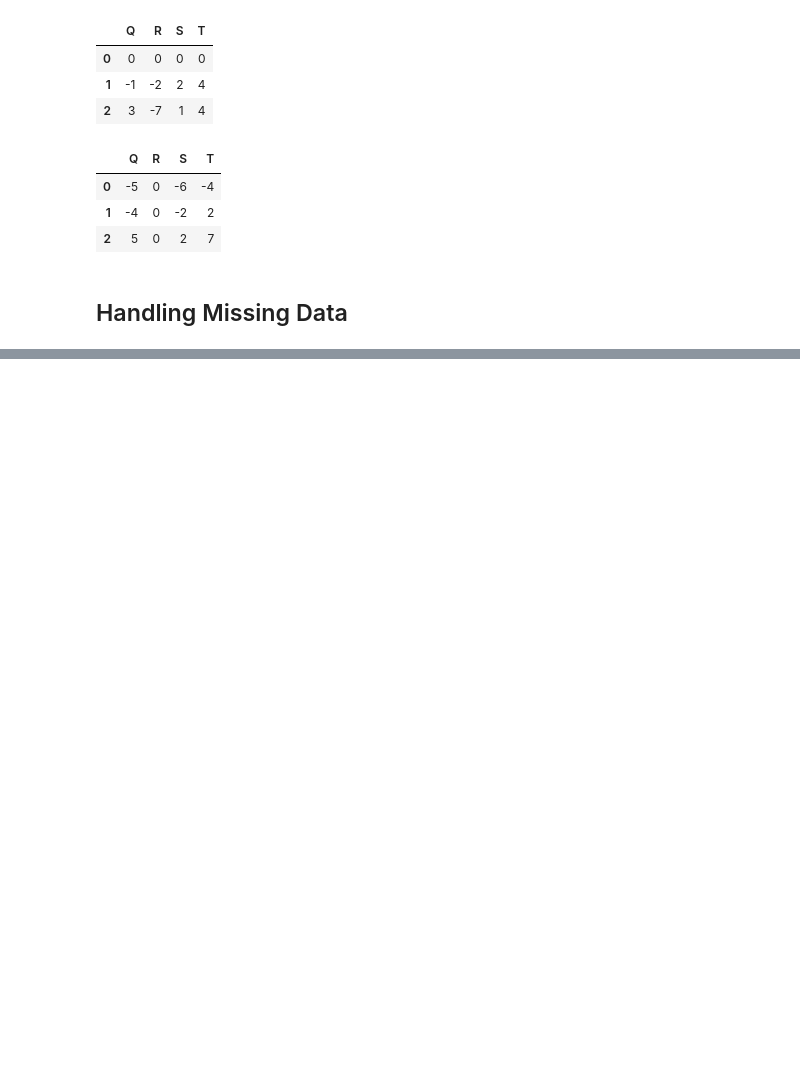
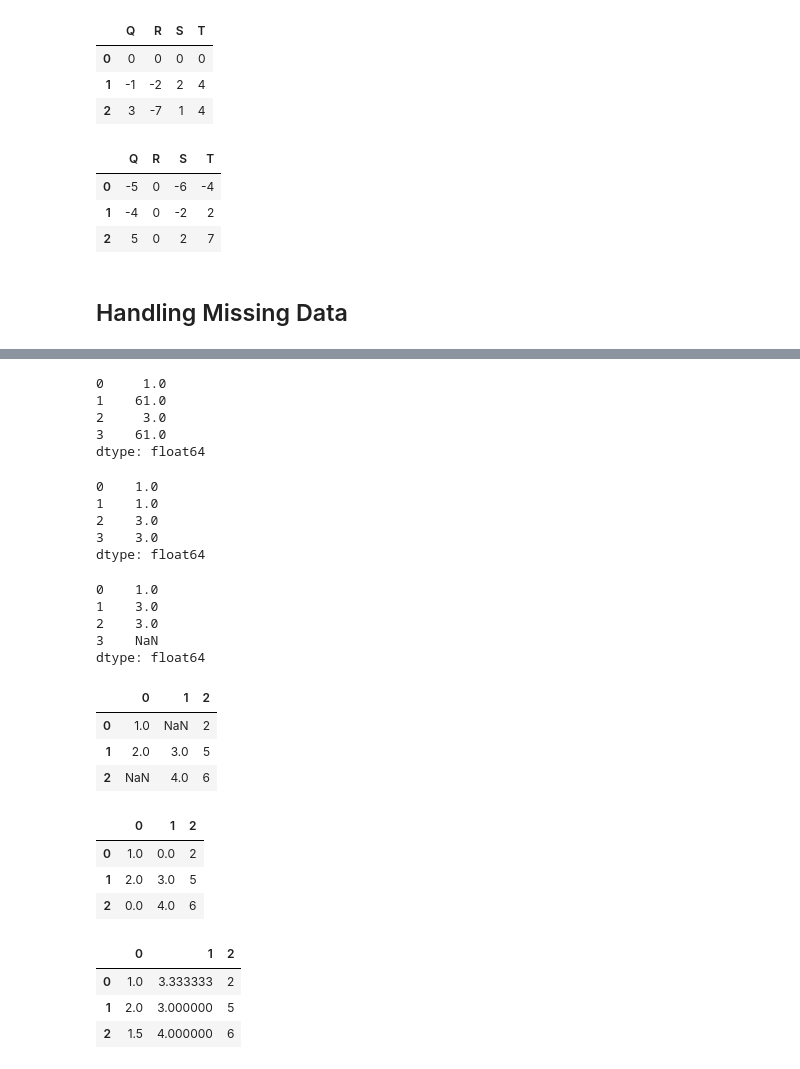
Before and after one commit to numanyilmaz/PythonDataScienceHandbookNotes, a Jupyter notebook: Chapter3.ipynb, the cells around one changed output, grey strips where cells are left out. Cells and saved outputs as stored; diff of their text form; code cells hidden in the pictures; blank space fills up the shorter version.

```diff
--- a/Chapter3.ipynb
+++ b/Chapter3.ipynb
@@ -687,0 +811,47 @@ df.subtract(df['R'] , axis = 0)
+# %%
+data.fillna(61) # default inplace = False
+# %% [output]
+0     1.0
+1    61.0
+2     3.0
+3    61.0
+dtype: float64
+# %%
+data.fillna(method='ffill')
+# %% [output]
+0    1.0
+1    1.0
+2    3.0
+3    3.0
+dtype: float64
+# %%
+data.fillna(method='bfill')
+# %% [output]
+0    1.0
+1    3.0
+2    3.0
+3    NaN
+dtype: float64
+# %%
+df
+# %% [output]
+|  | 0 | 1 | 2 |
+| 0 | 1.0 | NaN | 2 |
+| 1 | 2.0 | 3.0 | 5 |
+| 2 | NaN | 4.0 | 6 |
+# %%
+# dataframes are similar.
+df.fillna(0)
+# %% [output]
+|  | 0 | 1 | 2 |
+| 0 | 1.0 | 0.0 | 2 |
+| 1 | 2.0 | 3.0 | 5 |
+| 2 | 0.0 | 4.0 | 6 |
+# %%
+# fill NAs with the mean value of the row
+df.fillna(df.mean(axis=1))
+# %% [output]
+|  | 0 | 1 | 2 |
+| 0 | 1.0 | 3.333333 | 2 |
+| 1 | 2.0 | 3.000000 | 5 |
+| 2 | 1.5 | 4.000000 | 6 |
```
Also changed, not shown: parts of 20 cells of this notebook.
